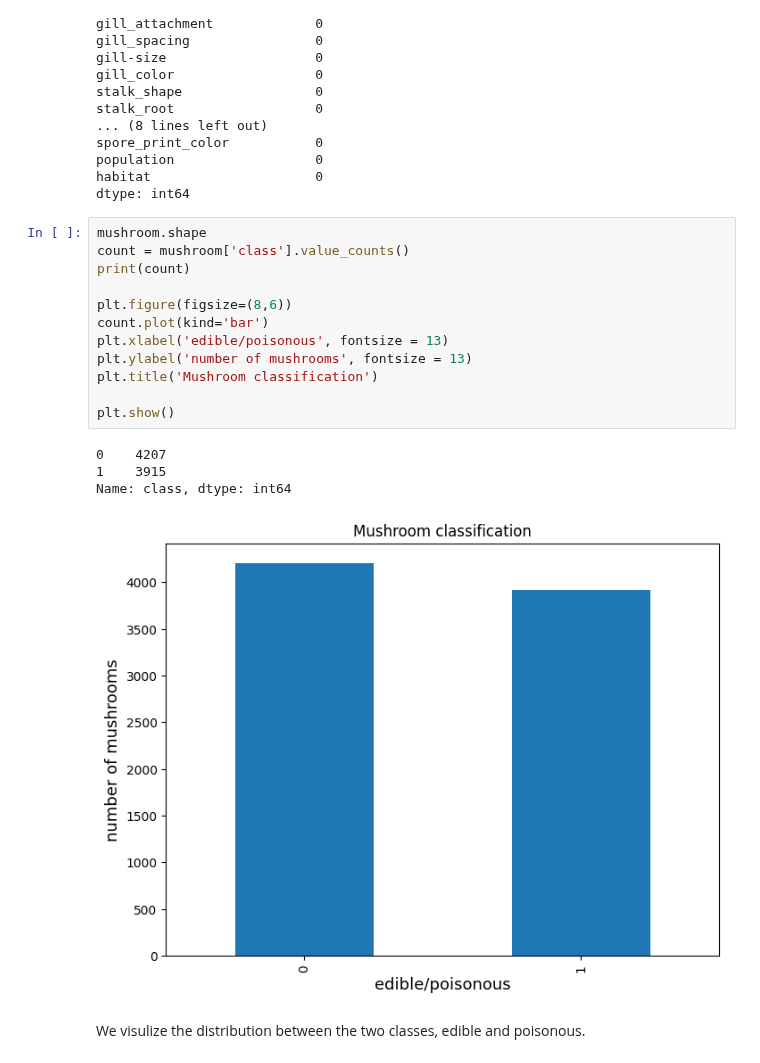
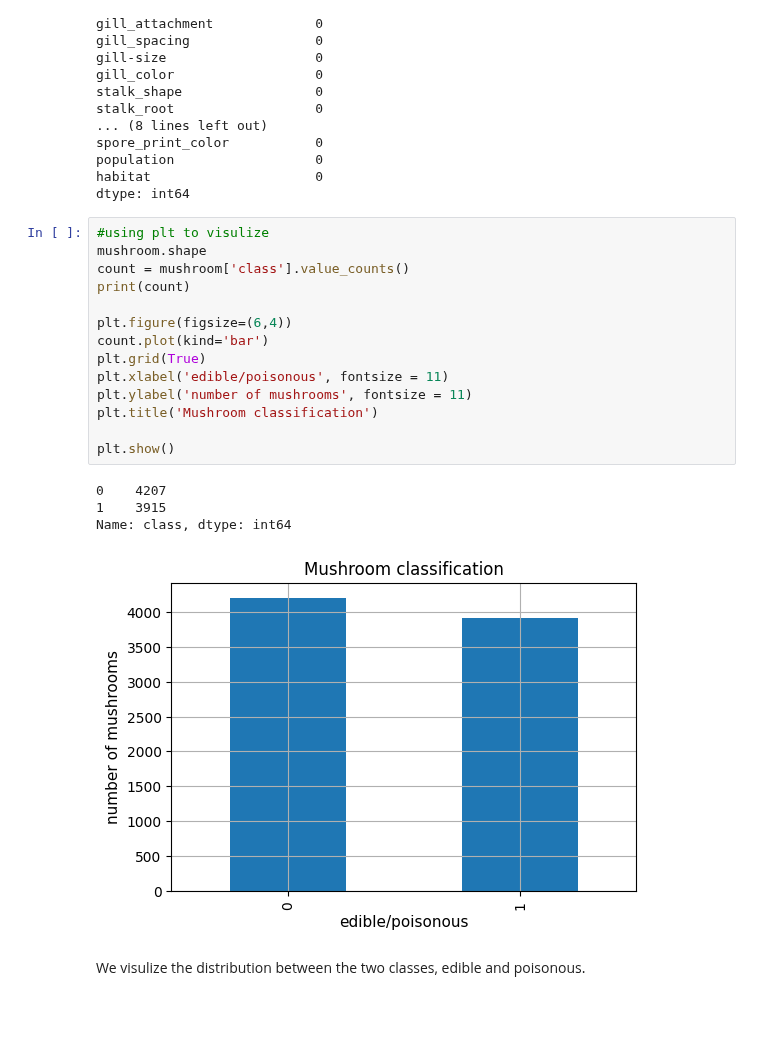
Before and after one commit to Emmanator/INFO283-ML-Gruoup-Project, a Jupyter notebook: Oppgave 1/Knn.ipynb, the cells around one changed output. Drawn from its saved outputs; the diff is of its cells as text; blank space fills up the shorter version.

```diff
--- a/Oppgave 1/Knn.ipynb
+++ b/Oppgave 1/Knn.ipynb
@@ -80,22 +86,24 @@ population                  0
 habitat                     0
 dtype: int64
 # %%
+#using plt to visulize
 mushroom.shape
 count = mushroom['class'].value_counts()
 print(count)
 
-plt.figure(figsize=(8,6))
+plt.figure(figsize=(6,4))
 count.plot(kind='bar')
-plt.xlabel('edible/poisonous', fontsize = 13)
-plt.ylabel('number of mushrooms', fontsize = 13)
+plt.grid(True)
+plt.xlabel('edible/poisonous', fontsize = 11)
+plt.ylabel('number of mushrooms', fontsize = 11)
 plt.title('Mushroom classification')
 
 plt.show()
 # %% [output]
 0    4207
 1    3915
 Name: class, dtype: int64
-[figure, old version]
+[figure, new version]
 # %% [markdown]
 We visulize the distribution between the two classes, edible and poisonous.
 # %%
```
Also changed, not shown: parts of 20 cells of this notebook.
